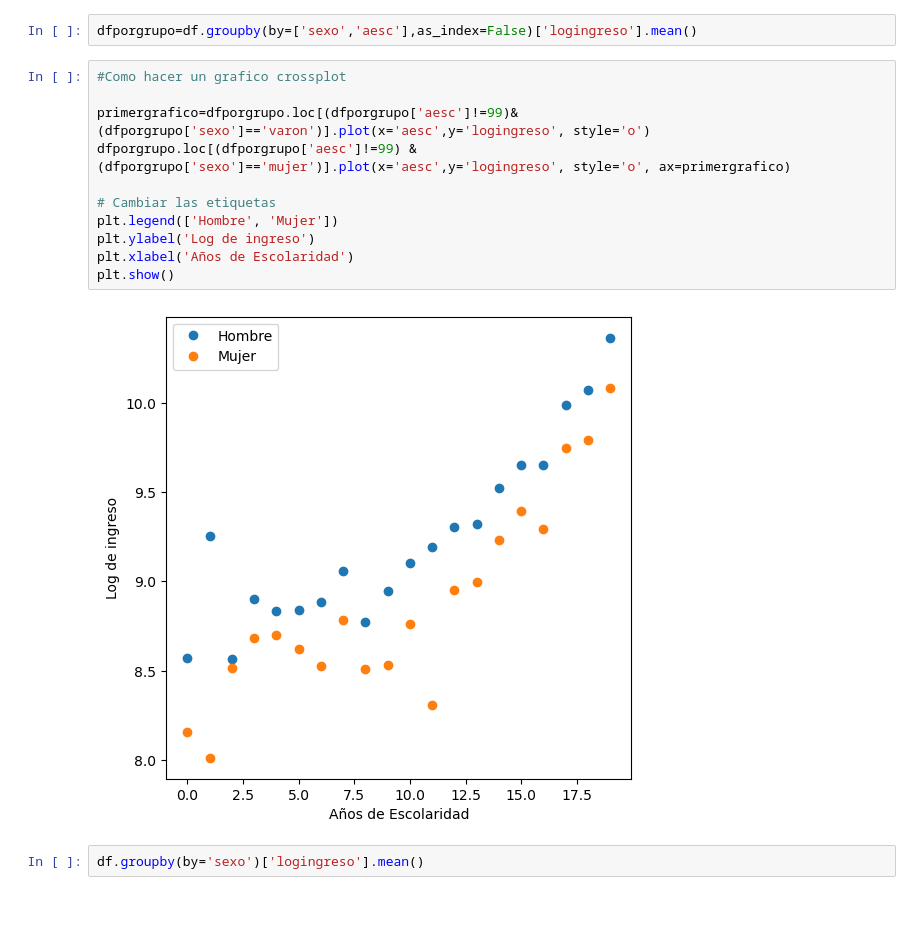
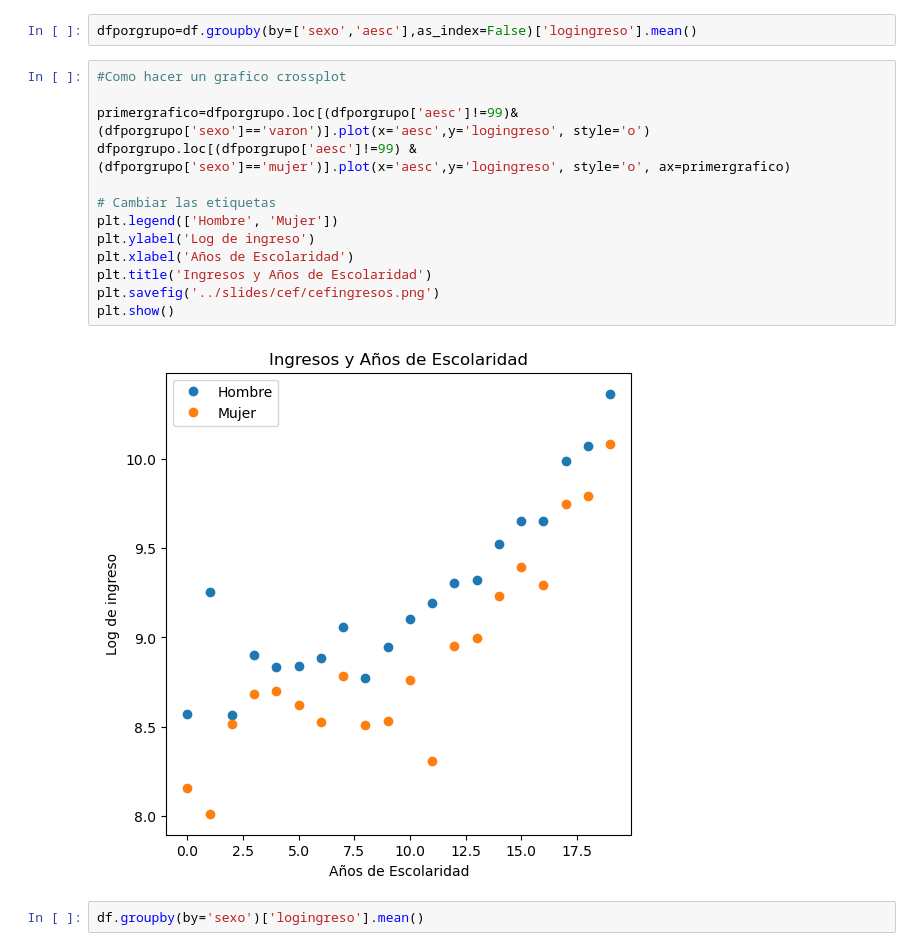
Before and after one commit to rpasquini/econometria, a Jupyter notebook: notebooks/CEF_intro_Austral.ipynb, the cells around one changed output. Drawn from its saved outputs; the diff is of its cells as text; blank space fills up the shorter version.

```diff
--- a/notebooks/CEF_intro_Austral.ipynb
+++ b/notebooks/CEF_intro_Austral.ipynb
@@ -388,16 +409,18 @@ dfporgrupo=df.groupby(by=['sexo','aesc'],as_index=False)['logingreso'].mean()
 # %%
 #Como hacer un grafico crossplot
 
 primergrafico=dfporgrupo.loc[(dfporgrupo['aesc']!=99)& (dfporgrupo['sexo']=='varon')].plot(x='aesc',y='logingreso', style='o')
 dfporgrupo.loc[(dfporgrupo['aesc']!=99) & (dfporgrupo['sexo']=='mujer')].plot(x='aesc',y='logingreso', style='o', ax=primergrafico)
 
 # Cambiar las etiquetas
 plt.legend(['Hombre', 'Mujer'])
 plt.ylabel('Log de ingreso')
 plt.xlabel('Años de Escolaridad')
+plt.title('Ingresos y Años de Escolaridad')
+plt.savefig('../slides/cef/cefingresos.png')
 plt.show()
 # %% [output]
-[figure, old version]
+[figure, new version]
 # %%
 df.groupby(by='sexo')['logingreso'].mean()
 # %% [output]
```
Also changed, not shown: parts of 11 cells of this notebook, 1 other file.
